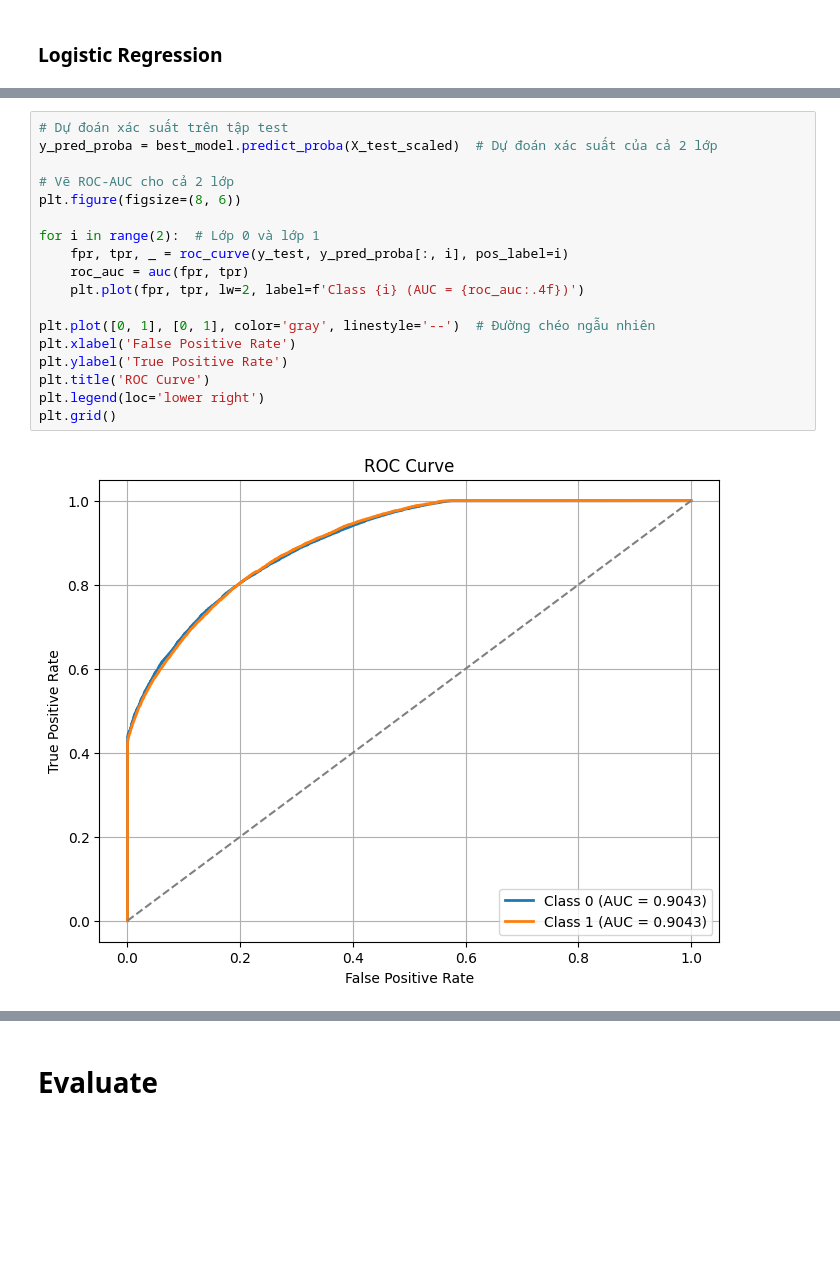
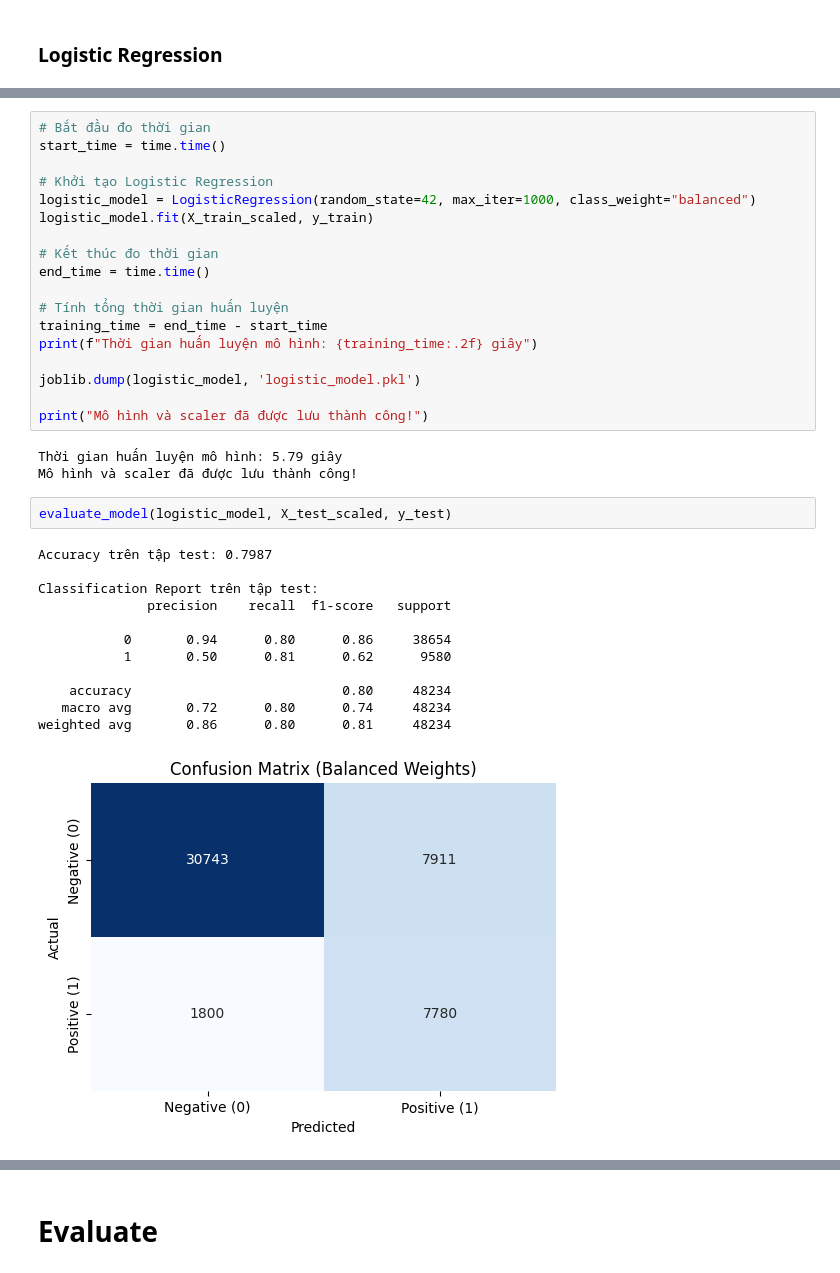
Before and after one commit to nhmanhDev/Loan-Repayment-Prediction, a Jupyter notebook: FinalCode_Group6_LendingClub.ipynb, the cells around one changed output, grey strips where cells are left out. Saved outputs shown, nothing was run; the diff lists cells and outputs as text; blank space fills up the shorter version.

```diff
--- a/FinalCode_Group6_LendingClub.ipynb
+++ b/FinalCode_Group6_LendingClub.ipynb
@@ -1157,20 +1189,36 @@ weighted avg       0.89      0.89      0.87     96468
-# %%
-# Dự đoán xác suất trên tập test
-y_pred_proba = best_model.predict_proba(X_test_scaled)  # Dự đoán xác suất của cả 2 lớp
-
-# Vẽ ROC-AUC cho cả 2 lớp
-plt.figure(figsize=(8, 6))
-
-for i in range(2):  # Lớp 0 và lớp 1
-    fpr, tpr, _ = roc_curve(y_test, y_pred_proba[:, i], pos_label=i)
-    roc_auc = auc(fpr, tpr)
-    plt.plot(fpr, tpr, lw=2, label=f'Class {i} (AUC = {roc_auc:.4f})')
-
-plt.plot([0, 1], [0, 1], color='gray', linestyle='--')  # Đường chéo ngẫu nhiên
-plt.xlabel('False Positive Rate')
-plt.ylabel('True Positive Rate')
-plt.title('ROC Curve')
-plt.legend(loc='lower right')
-plt.grid()
-# %% [output]
-[figure, removed]
+# %%
+# Bắt đầu đo thời gian
+start_time = time.time()
+
+# Khởi tạo Logistic Regression
+logistic_model = LogisticRegression(random_state=42, max_iter=1000, class_weight="balanced")
+logistic_model.fit(X_train_scaled, y_train)
+
+# Kết thúc đo thời gian
+end_time = time.time()
+
+# Tính tổng thời gian huấn luyện
+training_time = end_time - start_time
+print(f"Thời gian huấn luyện mô hình: {training_time:.2f} giây")
+
+joblib.dump(logistic_model, 'logistic_model.pkl')
+
+print("Mô hình và scaler đã được lưu thành công!")
+# %% [output]
+Thời gian huấn luyện mô hình: 5.79 giây
+Mô hình và scaler đã được lưu thành công!
+# %%
+evaluate_model(logistic_model, X_test_scaled, y_test)
+# %% [output]
+Accuracy trên tập test: 0.7987
+
+Classification Report trên tập test:
+              precision    recall  f1-score   support
+
+           0       0.94      0.80      0.86     38654
+           1       0.50      0.81      0.62      9580
+
+    accuracy                           0.80     48234
+   macro avg       0.72      0.80      0.74     48234
+weighted avg       0.86      0.80      0.81     48234
+[figure, added]
```
Also changed, not shown: parts of 24 cells of this notebook, 14 other files.
